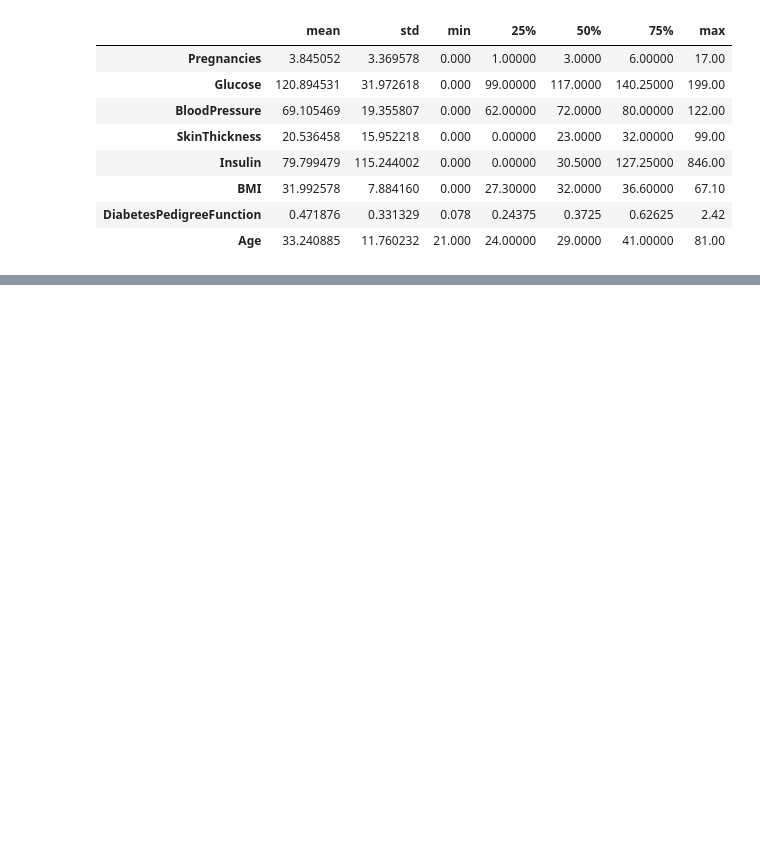
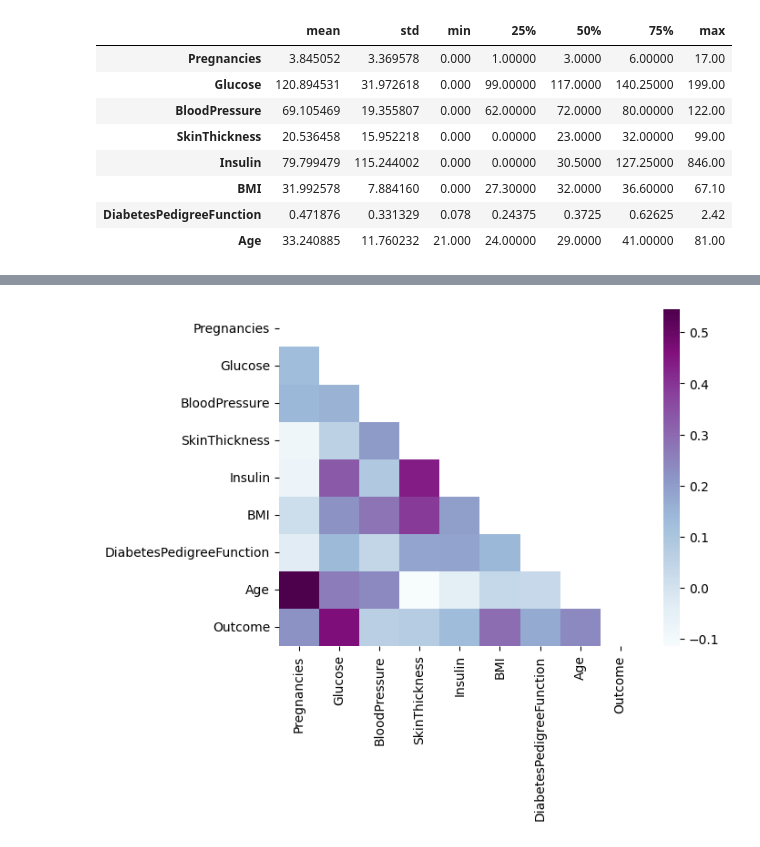
Before and after one commit to yoii18/KaggleModels, a Jupyter notebook: IndianDiabetesDatabase_KNN.ipynb, the cells around one changed output, grey strips where cells are left out. Cells and saved outputs as stored; diff of their text form; code cells hidden in the pictures; blank space fills up the shorter version.

```diff
--- a/IndianDiabetesDatabase_KNN.ipynb
+++ b/IndianDiabetesDatabase_KNN.ipynb
@@ -104,0 +113,7 @@ data.describe().T.iloc[:-1, 1:]
+# %%
+corr = data.corr()
+mask = np.triu(np.ones_like(corr))
+sns.heatmap(corr, mask=mask, cmap='BuPu')
+plt.show()
+# %% [output]
+[figure, added]
```
Also changed, not shown: parts of 4 cells of this notebook.
